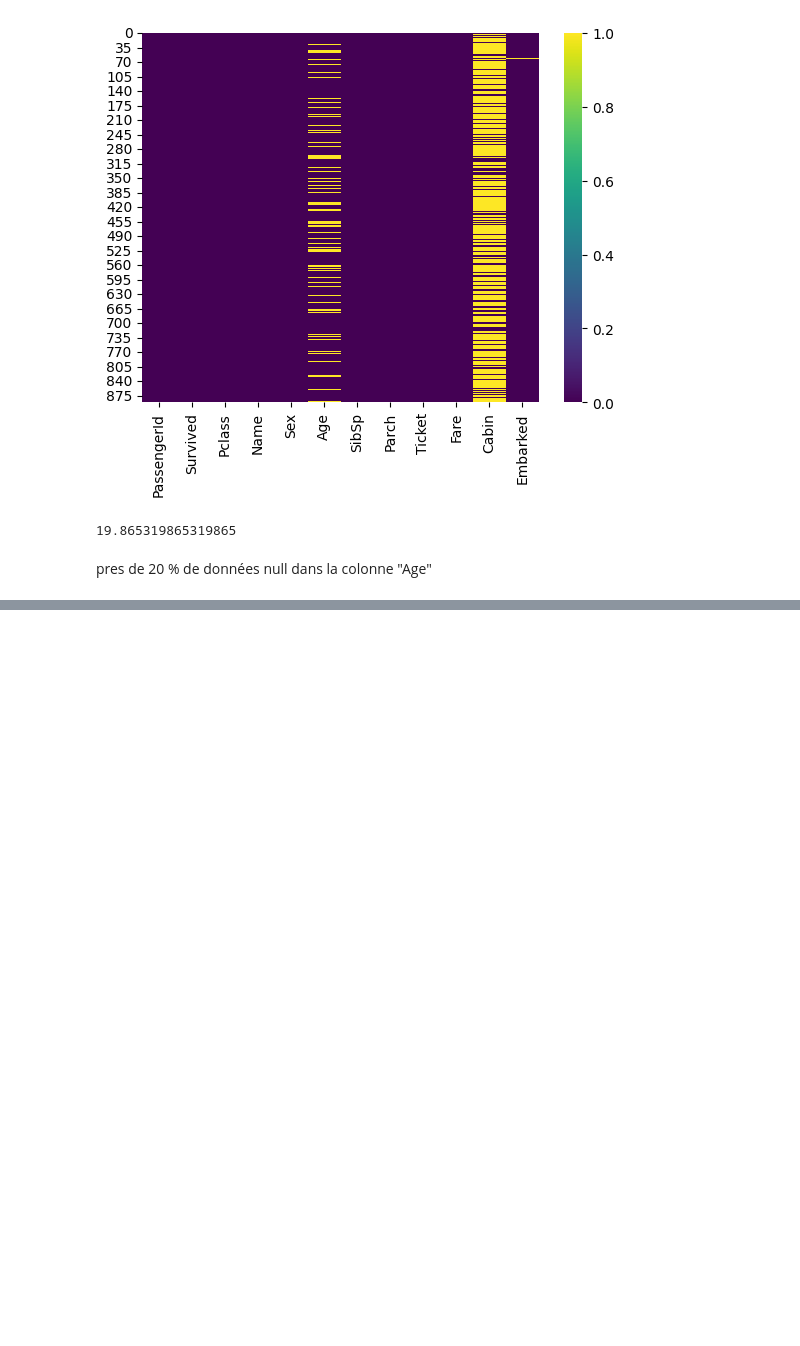
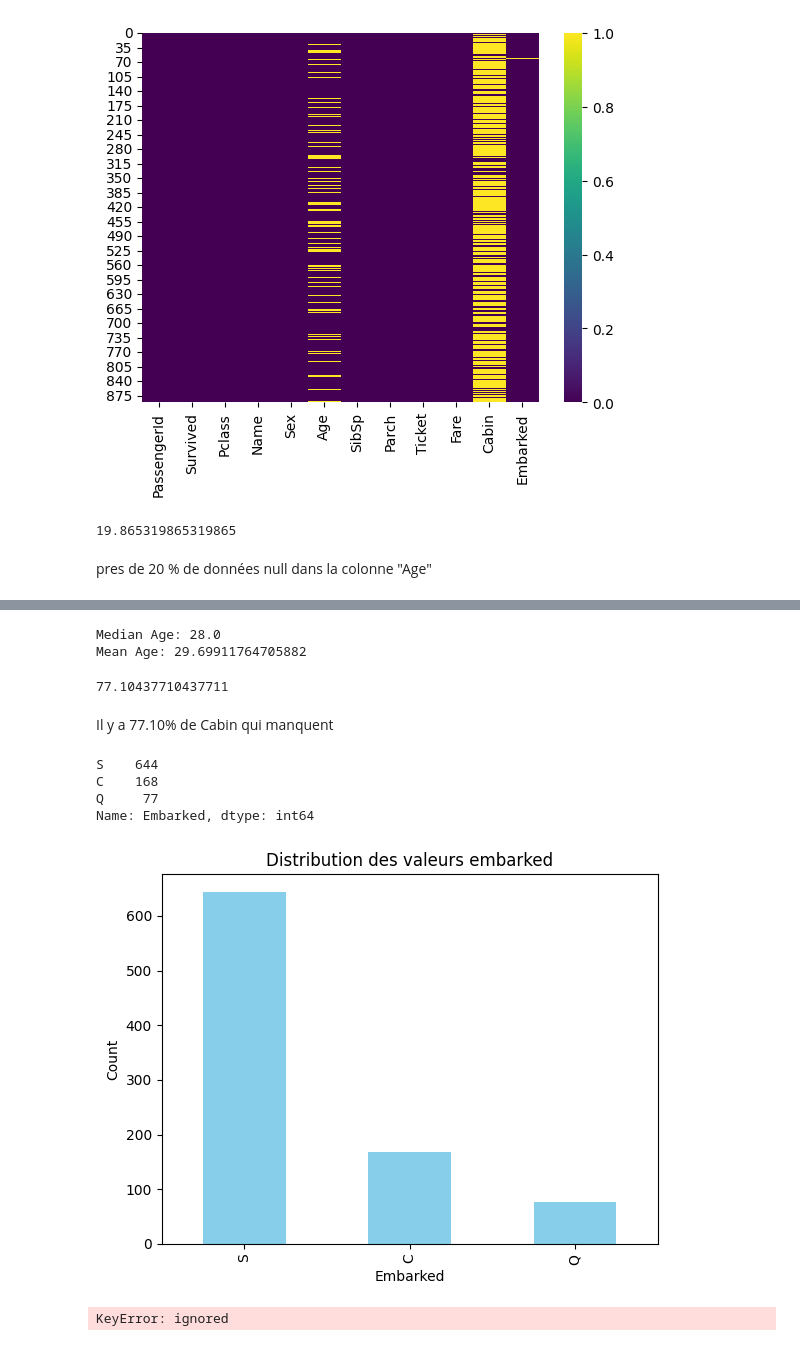
Before and after one commit to samiHEL/ML_Intro_Regression, a Jupyter notebook: ML_Intro_regression.ipynb, the cells around one changed output, grey strips where cells are left out. Cells and saved outputs as stored; diff of their text form; code cells hidden in the pictures; blank space fills up the shorter version.

```diff
--- a/ML_Intro_regression.ipynb
+++ b/ML_Intro_regression.ipynb
@@ -295,0 +318,57 @@ pres de 20 % de données null dans la colonne "Age"
+# %%
+median_age = df['Age'].median()
+mean_age = df['Age'].mean()
+
+# resultat
+print(f'Median Age: {median_age}')
+print(f'Mean Age: {mean_age}')
+# %% [output]
+Median Age: 28.0
+Mean Age: 29.69911764705882
+# %%
+total= len(df)
+somme=df['Cabin'].isnull().sum()
+pourcent=(somme/total)*100
+print(pourcent)
+# %% [output]
+77.10437710437711
+# %% [markdown]
+
+Il y a 77.10% de Cabin qui manquent
+# %%
+embarked_distribution = df['Embarked'].value_counts()
+
+# Print the distribution
+print(embarked_distribution)
+# %% [output]
+S    644
+C    168
+Q     77
+Name: Embarked, dtype: int64
+# %%
+distribution = df['Embarked'].value_counts()
+
+# Créer un graphique à barres
+distribution.plot(kind='bar', color='skyblue')
+
+# Ajouter des étiquettes
+plt.xlabel('Embarked')
+plt.ylabel('Count')
+plt.title('Distribution des valeurs embarked')
+
+# Afficher le graphique
+plt.show()
+# %% [output]
+[figure, added]
+# %%
+median_age = df['Age'].median()
+df['Age'].fillna(median_age, inplace=True)
+
+# Replace missing values in the 'Embarked' column with 'S' (most common embarked)
+most_common_embarked = df['Embarked'].mode()[0]
+df['Embarked'].fillna(most_common_embarked, inplace=True)
+
+# Drop the 'Cabin' column since you want to ignore it
+df.drop(columns=['Cabin'], inplace=True)
+# %% [output]
+KeyError: ignored
```
Also changed, not shown: parts of 3 cells of this notebook.
